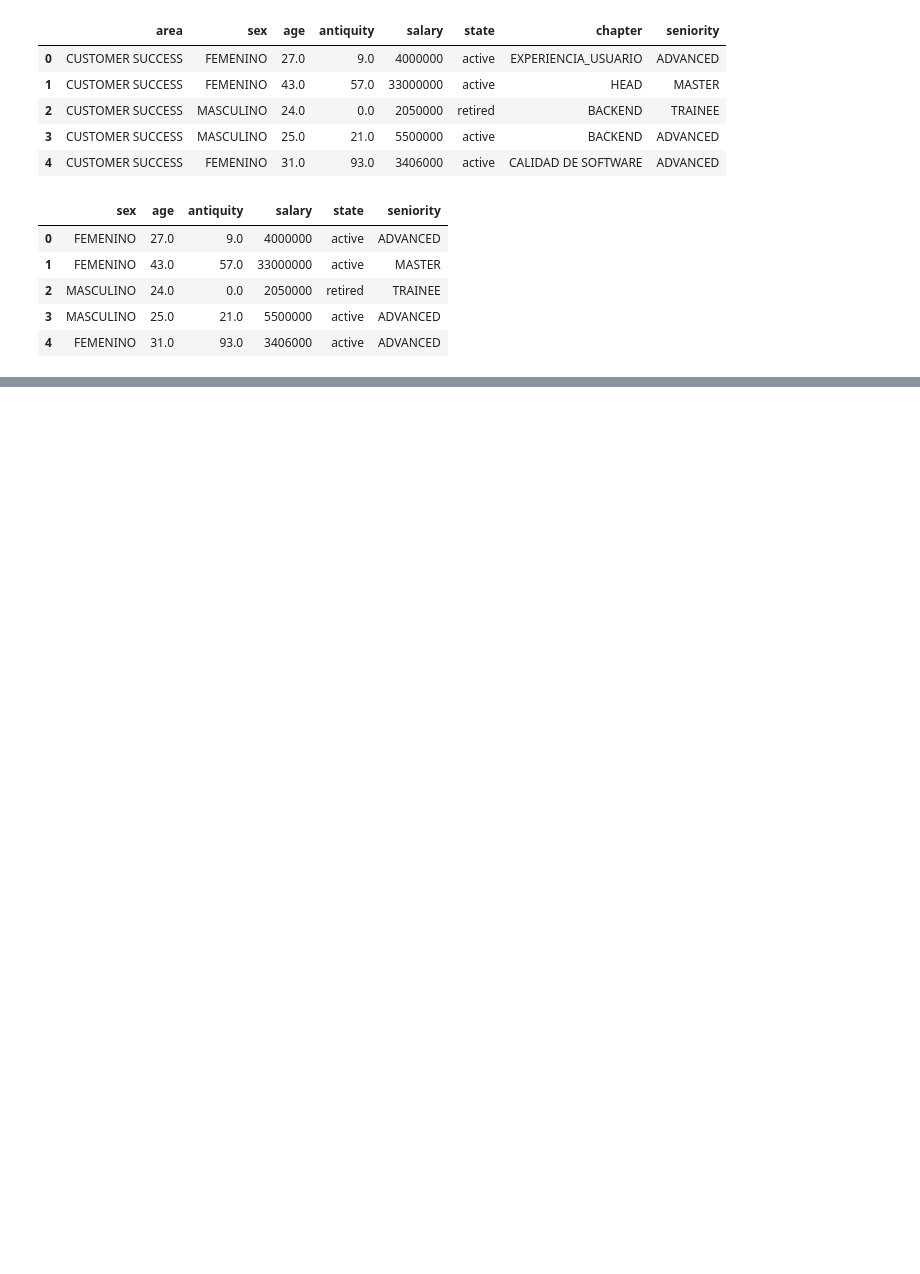
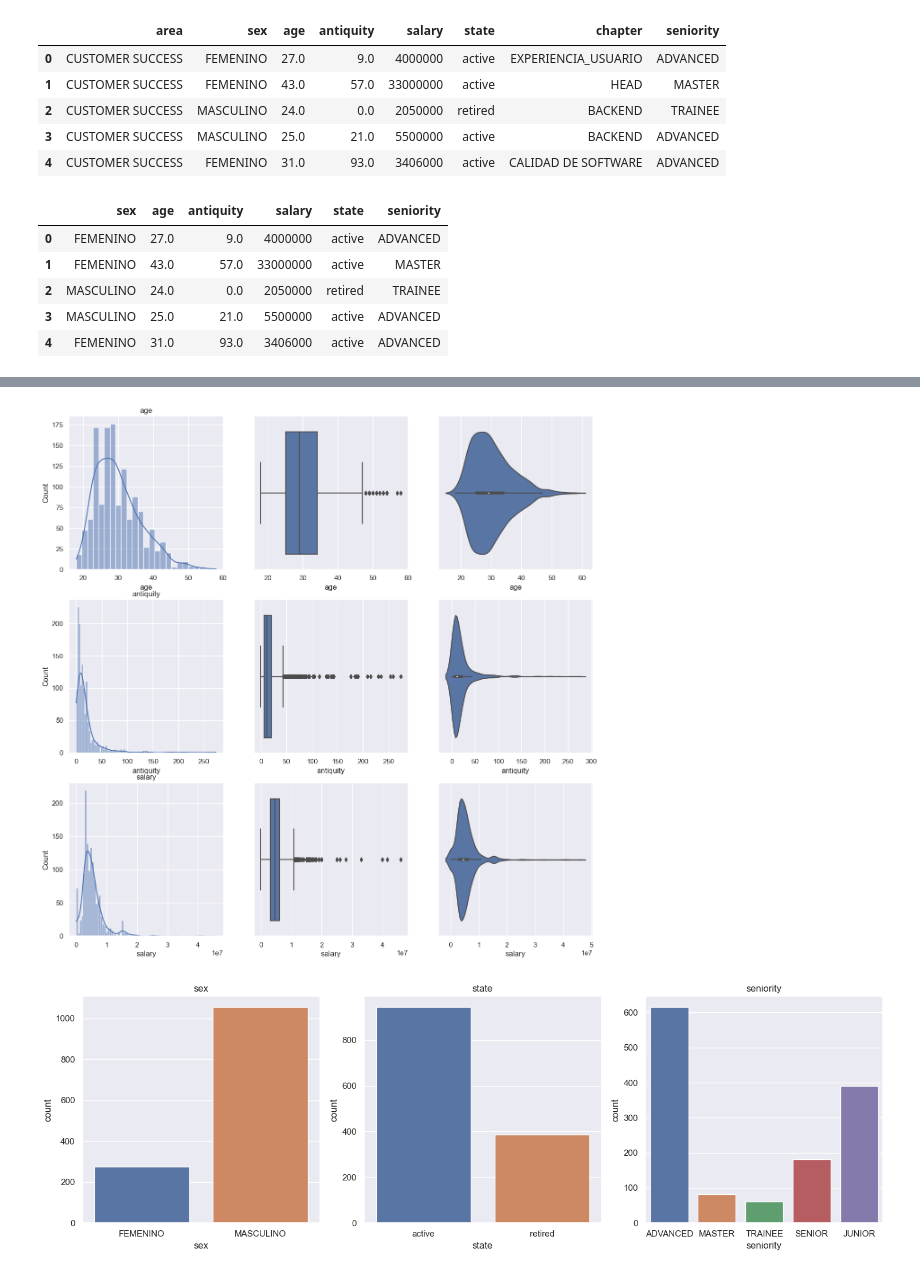
Before and after one commit to AlexanderPelaezJimenez/Pragma_mlops, a Jupyter notebook: model_statsmodel.ipynb, the cells around one changed output, grey strips where cells are left out. Saved outputs shown, nothing was run; the diff lists cells and outputs as text; code cells hidden in the pictures; blank space fills up the shorter version.

```diff
--- a/model_statsmodel.ipynb
+++ b/model_statsmodel.ipynb
@@ -22,7 +22,7 @@ from sklearn.preprocessing import StandardScaler
 # %%
 # import dataset
 
-path = r'Data\data_v2.csv'
+path = './Data/data_v2.csv'
 dataset = pd.read_csv(path)
 df = dataset.copy()
 # %%
@@ -54,2 +65,32 @@ sns.histplot(df['salary'],  kde=True)
+# %%
+num_cols = df.select_dtypes(include='number').columns
+cat_cols = df.select_dtypes(include='object').columns
+
+fig, axs = plt.subplots(ncols=3, nrows=len(num_cols), figsize=(15, len(num_cols)*5))
+
+for i, col in enumerate(num_cols):
+    sns.histplot(x=num_cols[i], data=df, kde=True, ax=axs[i][0])
+    sns.boxplot(x=num_cols[i], data=df, ax=axs[i][1])
+    sns.violinplot(x=num_cols[i], data=df, ax=axs[i][2])
+    axs[i][0].set_title(num_cols[i])
+    axs[i][1].set_title('')
+    axs[i][2].set_title('')
+
+sns.set_palette("Set2")
+sns.set_style("whitegrid")
+sns.despine()
+
+sns.set(rc={'figure.figsize':(15, 5)})
+fig, axs = plt.subplots(ncols=len(cat_cols), nrows=1)
+
+for i, col in enumerate(cat_cols):
+    sns.countplot(x=cat_cols[i], data=df, ax=axs[i])
+    axs[i].set_title(cat_cols[i])
+
+plt.tight_layout()
+plt.show()
+# %% [output]
+[figure, added]
+[figure, added]
 # %%
 scaler = StandardScaler()
```
Also changed, not shown: parts of 16 cells of this notebook.
